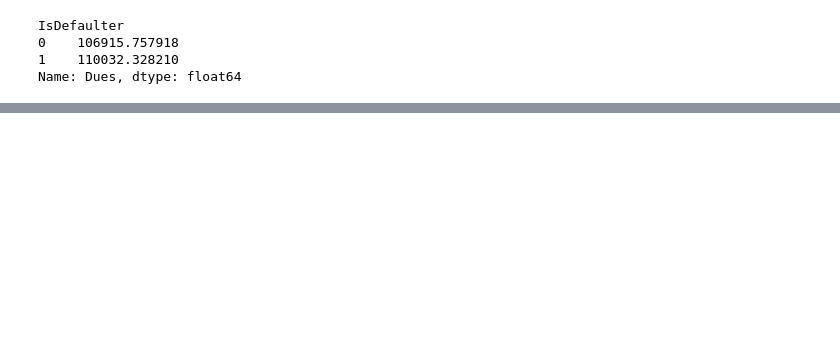
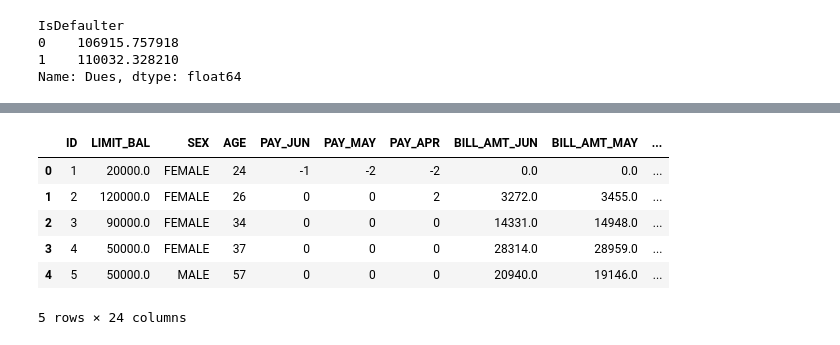
Before and after one commit to Mona1811k/Credit_card_default_prediction, a Jupyter notebook: Credit_Card_Default_Prediction.ipynb, the cells around one changed output, grey strips where cells are left out. Cells and saved outputs as stored; diff of their text form; code cells hidden in the pictures; blank space fills up the shorter version.

```diff
--- a/Credit_Card_Default_Prediction.ipynb
+++ b/Credit_Card_Default_Prediction.ipynb
@@ -261,0 +319,11 @@ Name: Dues, dtype: float64
+# %%
+df_fr = pd.get_dummies(df_fr,columns=['EDUCATION','MARRIAGE'])
+df_fr.head()
+# %% [output]
+|  | ID | LIMIT_BAL | SEX | AGE | PAY_JUN | PAY_MAY | PAY_APR | BILL_AMT_JUN | BILL_AMT_MAY | ... |
+| 0 | 1 | 20000.0 | FEMALE | 24 | -1 | -2 | -2 | 0.0 | 0.0 | ... |
+| 1 | 2 | 120000.0 | FEMALE | 26 | 0 | 0 | 2 | 3272.0 | 3455.0 | ... |
+| 2 | 3 | 90000.0 | FEMALE | 34 | 0 | 0 | 0 | 14331.0 | 14948.0 | ... |
+| 3 | 4 | 50000.0 | FEMALE | 37 | 0 | 0 | 0 | 28314.0 | 28959.0 | ... |
+| 4 | 5 | 50000.0 | MALE | 57 | 0 | 0 | 0 | 20940.0 | 19146.0 | ... |
+5 rows × 24 columns
```
Also changed, not shown: parts of 8 cells of this notebook.
